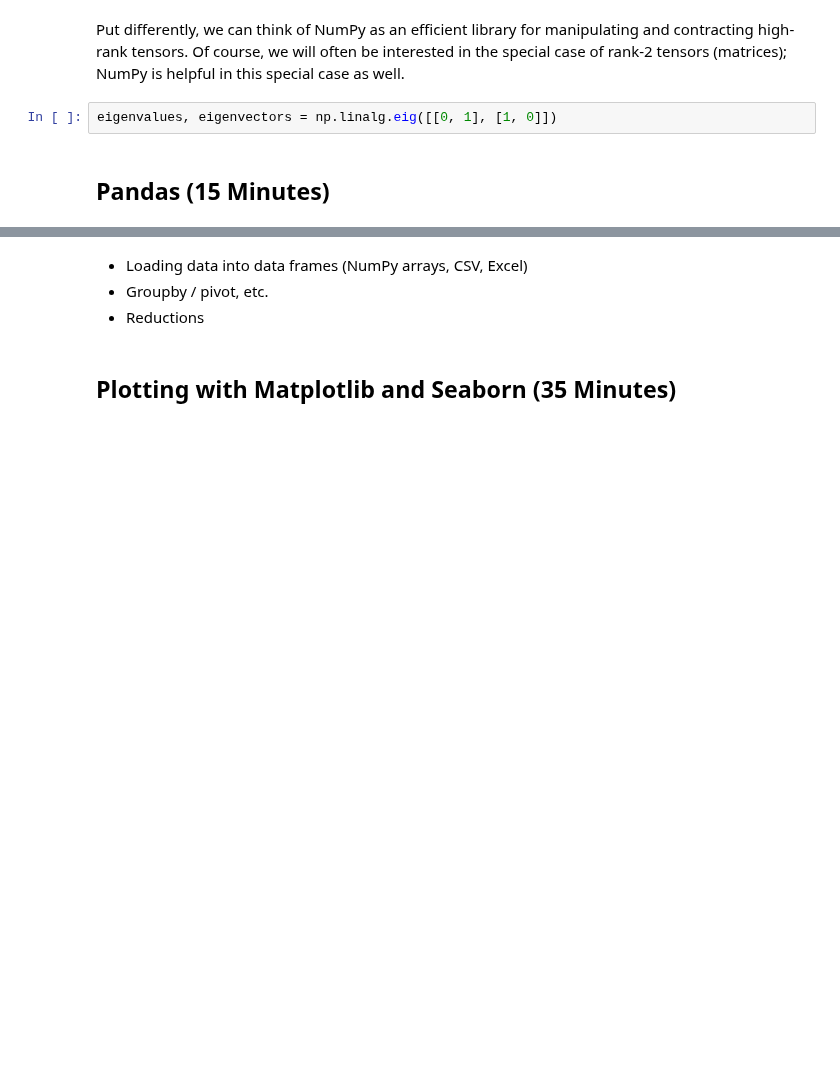
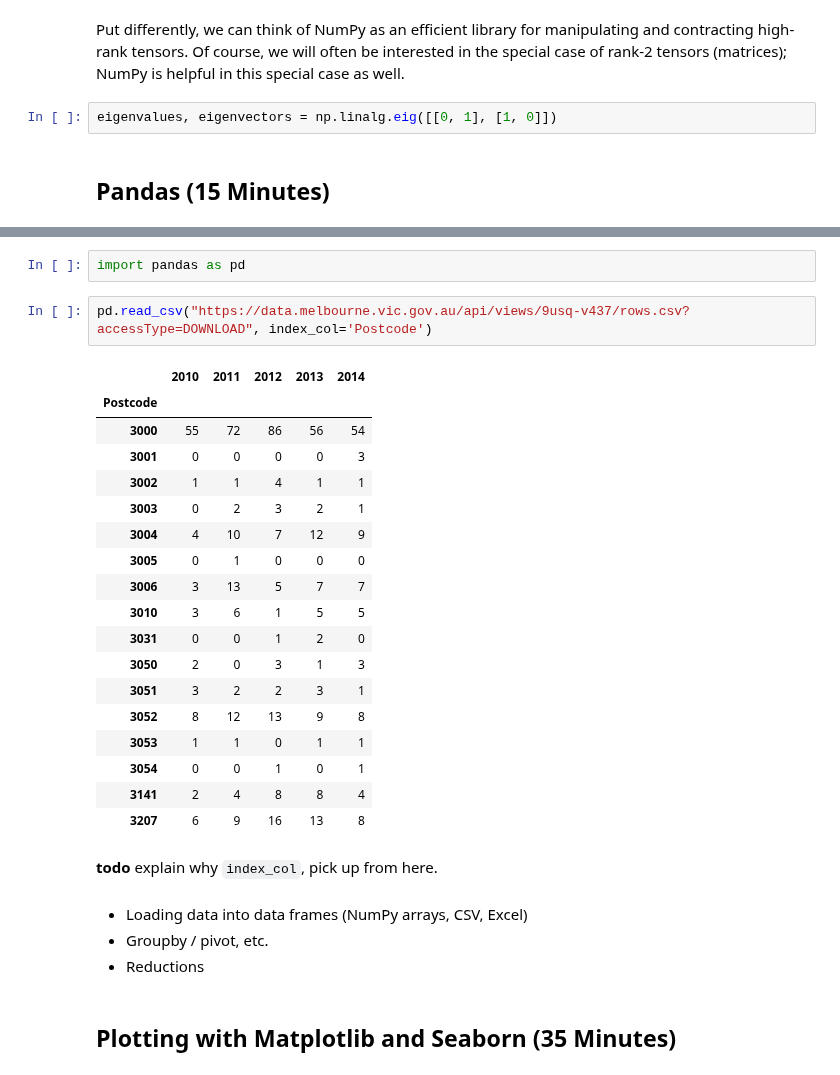
Before and after one commit to QuinnPhys/PythonWorkshop-science, a Jupyter notebook: lecture-3-python-scicomp.ipynb, the cells around one changed output, grey strips where cells are left out. Drawn from its saved outputs; the diff is of its cells as text; blank space fills up the shorter version.

Commit message:
Started Pandas stuff.

```diff
--- a/lecture-3-python-scicomp.ipynb
+++ b/lecture-3-python-scicomp.ipynb
@@ -387,3 +391,28 @@ eigenvalues, eigenvectors = np.linalg.eig([[0, 1], [1, 0]])
+# %%
+import pandas as pd
+# %%
+pd.read_csv("https://data.melbourne.vic.gov.au/api/views/9usq-v437/rows.csv?accessType=DOWNLOAD", index_col='Postcode')
+# %% [output]
+|  | 2010 | 2011 | 2012 | 2013 | 2014 |
+| Postcode |  |  |  |  |  |
+| 3000 | 55 | 72 | 86 | 56 | 54 |
+| 3001 | 0 | 0 | 0 | 0 | 3 |
+| 3002 | 1 | 1 | 4 | 1 | 1 |
+| 3003 | 0 | 2 | 3 | 2 | 1 |
+| 3004 | 4 | 10 | 7 | 12 | 9 |
+| 3005 | 0 | 1 | 0 | 0 | 0 |
+| 3006 | 3 | 13 | 5 | 7 | 7 |
+| 3010 | 3 | 6 | 1 | 5 | 5 |
+| 3031 | 0 | 0 | 1 | 2 | 0 |
+| 3050 | 2 | 0 | 3 | 1 | 3 |
+| 3051 | 3 | 2 | 2 | 3 | 1 |
+| 3052 | 8 | 12 | 13 | 9 | 8 |
+| 3053 | 1 | 1 | 0 | 1 | 1 |
+| 3054 | 0 | 0 | 1 | 0 | 1 |
+| 3141 | 2 | 4 | 8 | 8 | 4 |
+| 3207 | 6 | 9 | 16 | 13 | 8 |
+# %% [markdown]
+**todo** explain why ``index_col``, pick up from here.
 # %% [markdown]
 - Loading data into data frames (NumPy arrays, CSV, Excel)
 - Groupby / pivot, etc.
```
Also changed, not shown: parts of 3 cells of this notebook.
